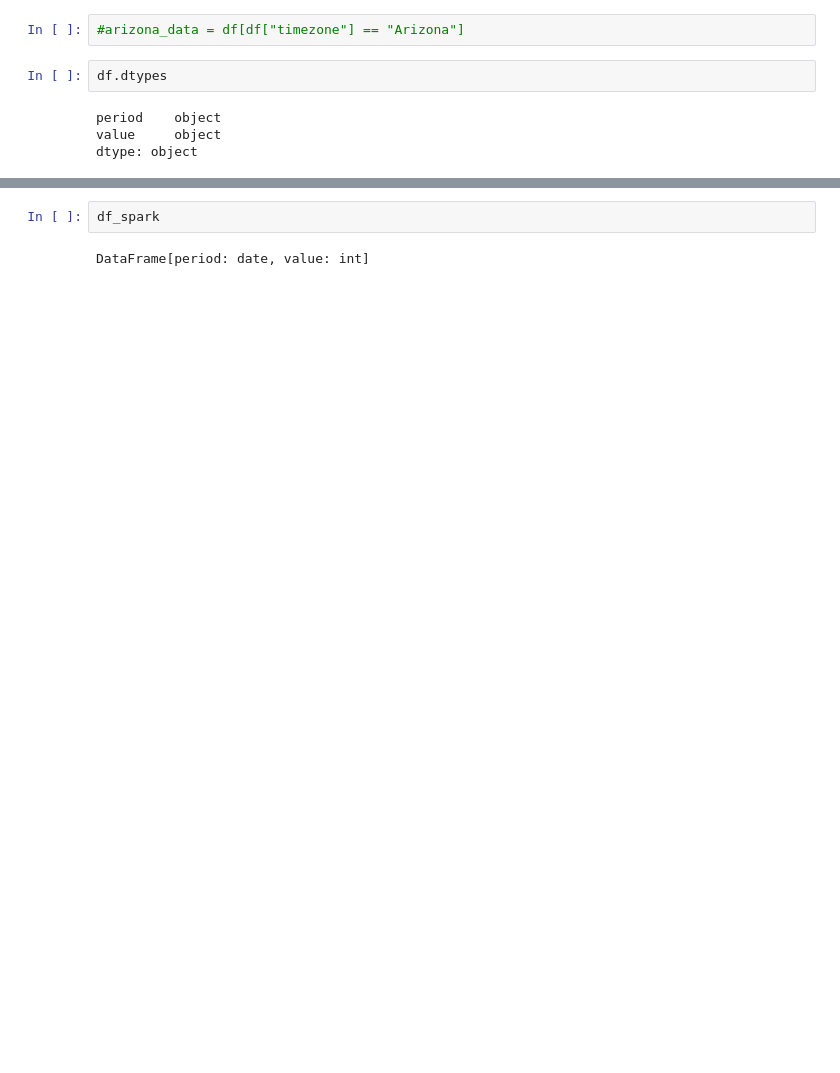
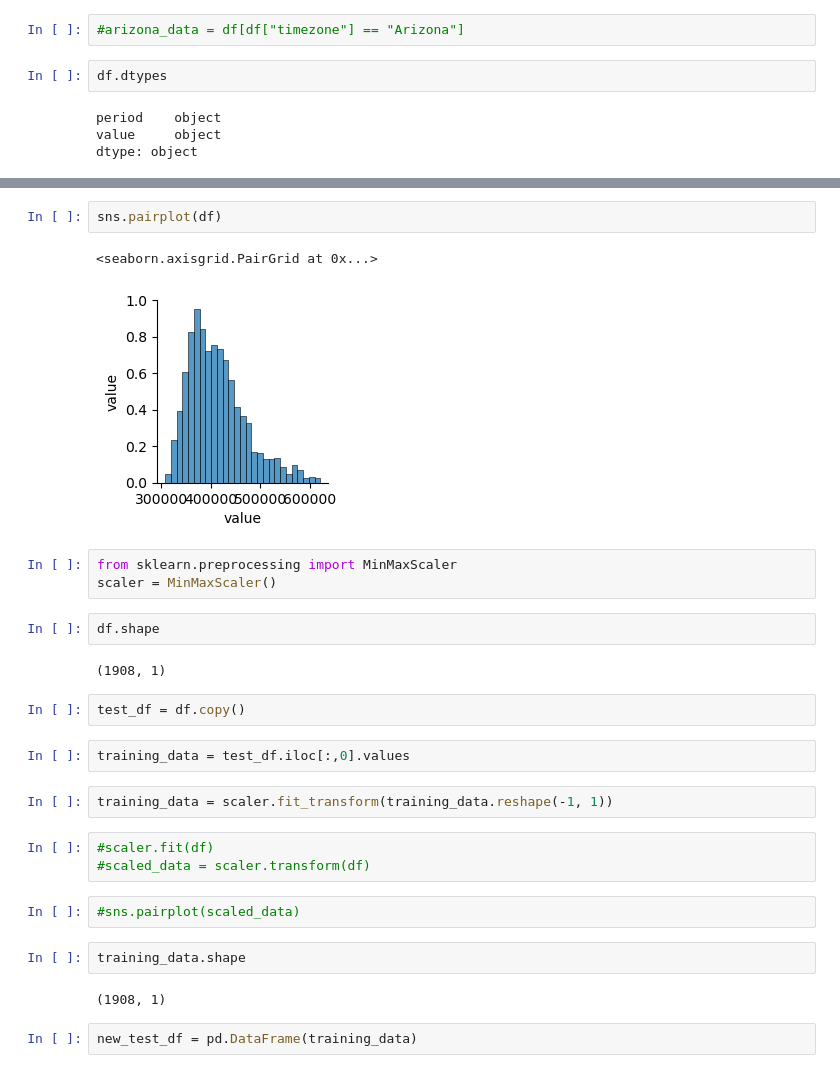
Before and after one commit to rDoran213/SEM2-CA--HADOOP-SPARK, a Jupyter notebook: Untitled.ipynb, the cells around one changed output, grey strips where cells are left out. Cells and saved outputs as stored; diff of their text form; blank space fills up the shorter version.

```diff
--- a/Untitled.ipynb
+++ b/Untitled.ipynb
@@ -159,4 +115,29 @@ only showing top 20 rows
-# %%
-df_spark
-# %% [output]
-DataFrame[period: date, value: int]
+# %%
+sns.pairplot(df)
+# %% [output]
+<seaborn.axisgrid.PairGrid at 0x...>
+[figure, added]
+# %%
+from sklearn.preprocessing import MinMaxScaler
+scaler = MinMaxScaler()
+# %%
+df.shape
+# %% [output]
+(1908, 1)
+# %%
+test_df = df.copy()
+# %%
+training_data = test_df.iloc[:,0].values
+# %%
+training_data = scaler.fit_transform(training_data.reshape(-1, 1))
+# %%
+#scaler.fit(df)
+#scaled_data = scaler.transform(df)
+# %%
+#sns.pairplot(scaled_data)
+# %%
+training_data.shape
+# %% [output]
+(1908, 1)
+# %%
+new_test_df = pd.DataFrame(training_data)
```
Also changed, not shown: parts of 21 cells of this notebook, 1 other file.
